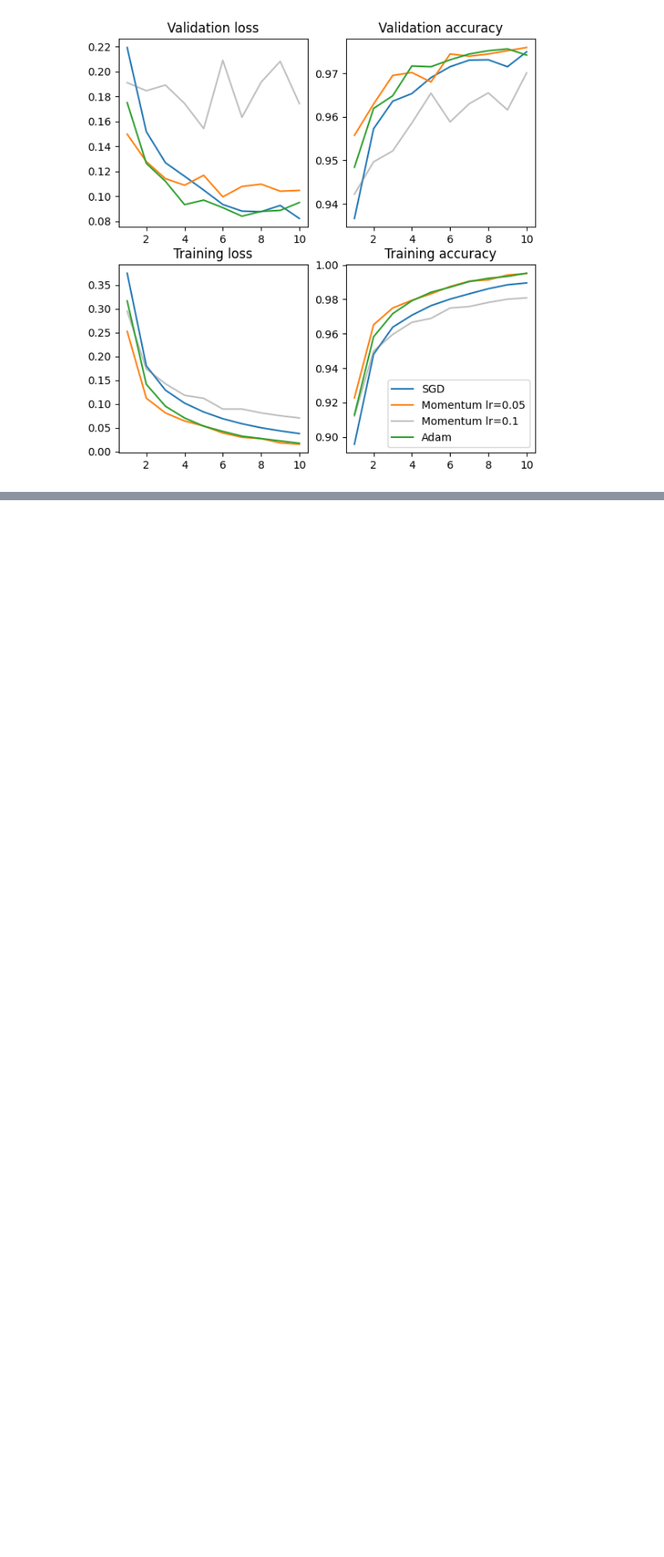
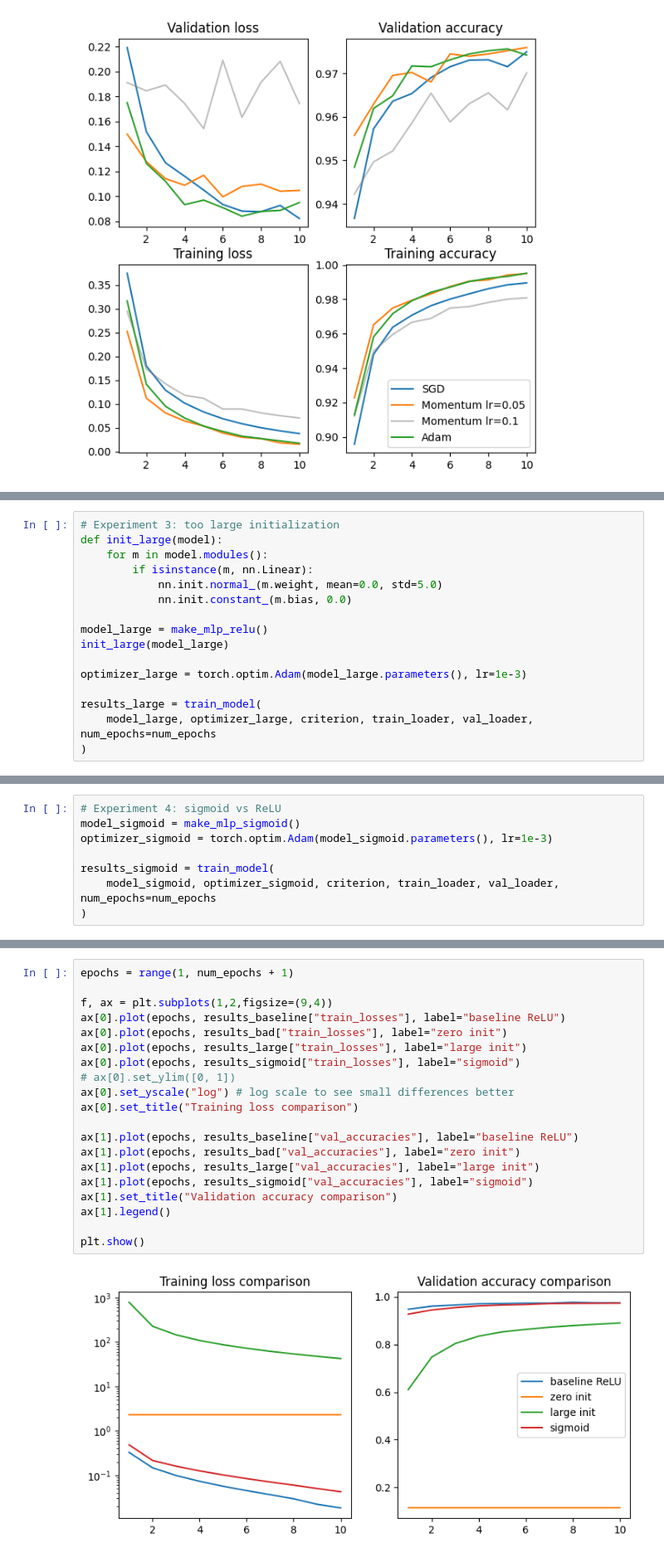
Before and after one commit to aadupuy/dl-fundamentals, a Jupyter notebook: mnist.ipynb, the cells around one changed output, grey strips where cells are left out. Shown at 83% size. Cells and saved outputs as stored; diff of their text form; blank space fills up the shorter version.

Commit message:
tested initializations and activations for comparison

```diff
--- a/mnist.ipynb
+++ b/mnist.ipynb
@@ -1295,0 +1369,16 @@ Adam is a strong default optimizer, but well-tuned momentum can achieve similar
+# %%
+# Experiment 3: too large initialization
+def init_large(model):
+    for m in model.modules():
+        if isinstance(m, nn.Linear):
+            nn.init.normal_(m.weight, mean=0.0, std=5.0)
+            nn.init.constant_(m.bias, 0.0)
+
+model_large = make_mlp_relu()
+init_large(model_large)
+
+optimizer_large = torch.optim.Adam(model_large.parameters(), lr=1e-3)
+
+results_large = train_model(
+    model_large, optimizer_large, criterion, train_loader, val_loader, num_epochs=num_epochs
+)
@@ -1295,0 +1396,8 @@ Adam is a strong default optimizer, but well-tuned momentum can achieve similar
+# %%
+# Experiment 4: sigmoid vs ReLU
+model_sigmoid = make_mlp_sigmoid()
+optimizer_sigmoid = torch.optim.Adam(model_sigmoid.parameters(), lr=1e-3)
+
+results_sigmoid = train_model(
+    model_sigmoid, optimizer_sigmoid, criterion, train_loader, val_loader, num_epochs=num_epochs
+)
@@ -1295,0 +1415,22 @@ Adam is a strong default optimizer, but well-tuned momentum can achieve similar
+# %%
+epochs = range(1, num_epochs + 1)
+
+f, ax = plt.subplots(1,2,figsize=(9,4))
+ax[0].plot(epochs, results_baseline["train_losses"], label="baseline ReLU")
+ax[0].plot(epochs, results_bad["train_losses"], label="zero init")
+ax[0].plot(epochs, results_large["train_losses"], label="large init")
+ax[0].plot(epochs, results_sigmoid["train_losses"], label="sigmoid")
+# ax[0].set_ylim([0, 1])
+ax[0].set_yscale("log") # log scale to see small differences better
+ax[0].set_title("Training loss comparison")
+
+ax[1].plot(epochs, results_baseline["val_accuracies"], label="baseline ReLU")
+ax[1].plot(epochs, results_bad["val_accuracies"], label="zero init")
+ax[1].plot(epochs, results_large["val_accuracies"], label="large init")
+ax[1].plot(epochs, results_sigmoid["val_accuracies"], label="sigmoid")
+ax[1].set_title("Validation accuracy comparison")
+ax[1].legend()
+
+plt.show()
+# %% [output]
+[figure, added]
```
Also changed, not shown: parts of 8 cells of this notebook.
